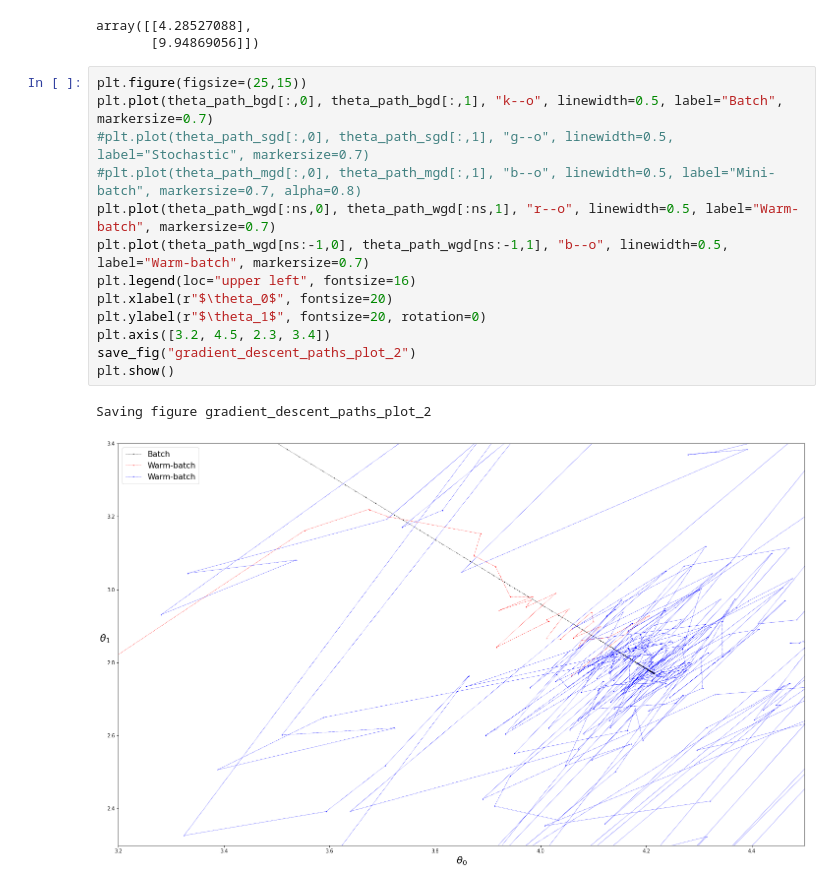
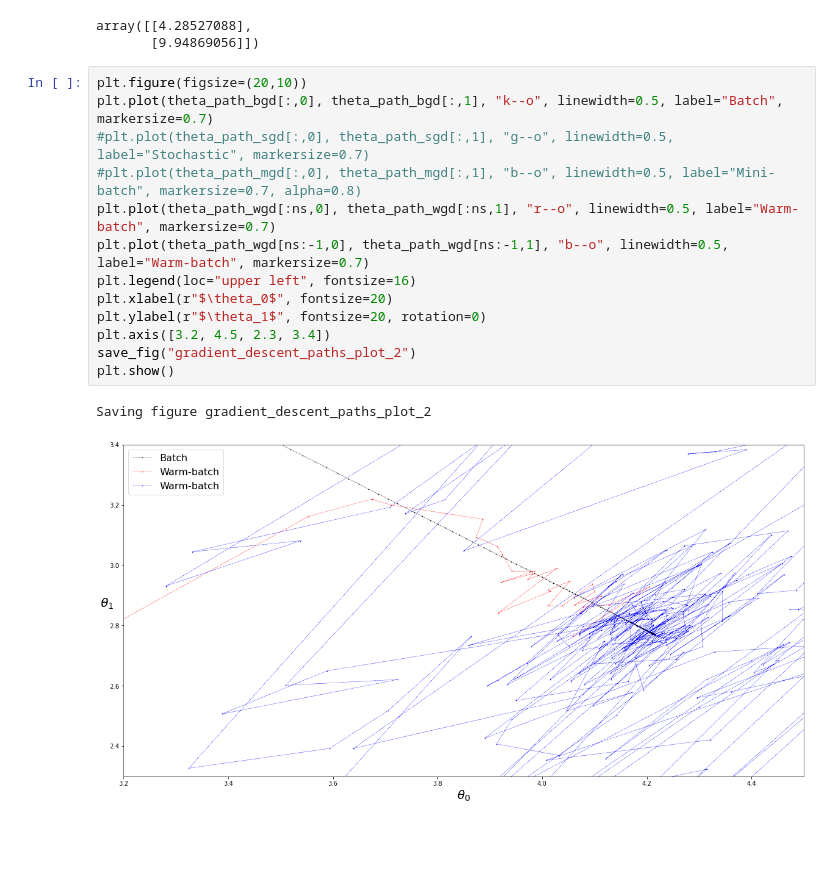
Before and after one commit to MatthieuSarkis/temperature_Gradient_Descent, a Jupyter notebook: warm_GD.ipynb, the cells around one changed output. Drawn from its saved outputs; the diff is of its cells as text; blank space fills up the shorter version.

```diff
--- a/warm_GD.ipynb
+++ b/warm_GD.ipynb
@@ -266,19 +266,19 @@ X_new_b.dot(theta)
 array([[4.28527088],
        [9.94869056]])
 # %%
-plt.figure(figsize=(25,15))
+plt.figure(figsize=(20,10))
 plt.plot(theta_path_bgd[:,0], theta_path_bgd[:,1], "k--o", linewidth=0.5, label="Batch", markersize=0.7)
 #plt.plot(theta_path_sgd[:,0], theta_path_sgd[:,1], "g--o", linewidth=0.5, label="Stochastic", markersize=0.7)
 #plt.plot(theta_path_mgd[:,0], theta_path_mgd[:,1], "b--o", linewidth=0.5, label="Mini-batch", markersize=0.7, alpha=0.8)
 plt.plot(theta_path_wgd[:ns,0], theta_path_wgd[:ns,1], "r--o", linewidth=0.5, label="Warm-batch", markersize=0.7)
 plt.plot(theta_path_wgd[ns:-1,0], theta_path_wgd[ns:-1,1], "b--o", linewidth=0.5, label="Warm-batch", markersize=0.7)
 plt.legend(loc="upper left", fontsize=16)
 plt.xlabel(r"$\theta_0$", fontsize=20)
 plt.ylabel(r"$\theta_1$", fontsize=20, rotation=0)
 plt.axis([3.2, 4.5, 2.3, 3.4])
 save_fig("gradient_descent_paths_plot_2")
 plt.show()
 # %% [output]
 Saving figure gradient_descent_paths_plot_2
-[figure, old version]
+[figure, new version]
 # %%
```
Also changed, not shown: parts of 9 cells of this notebook, 7 other files.
